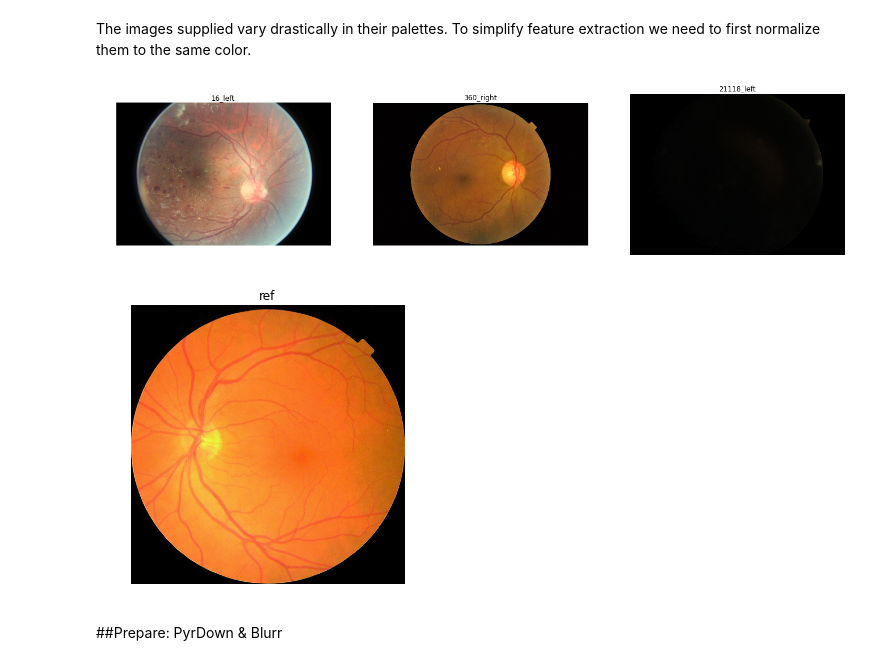
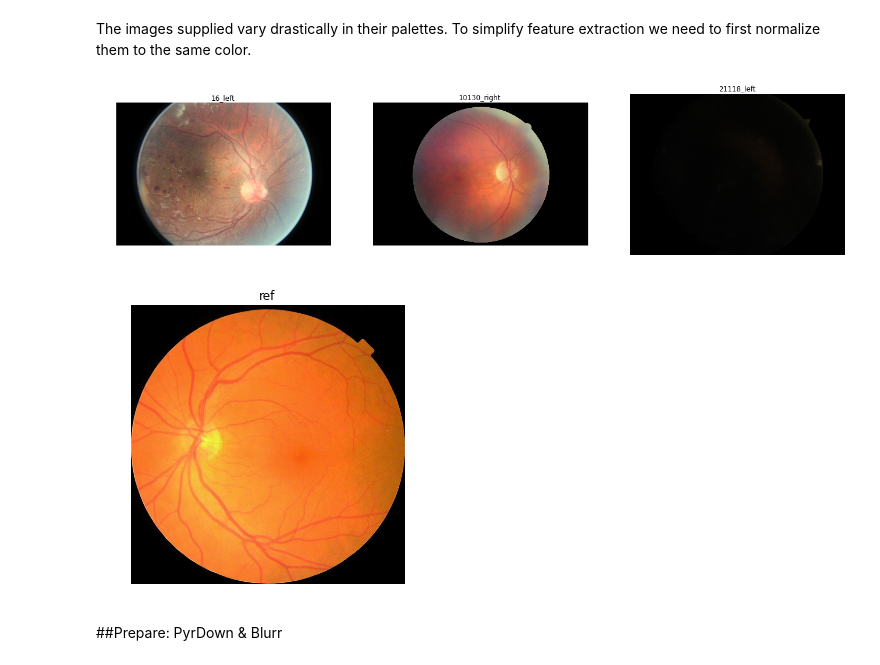
Before and after one commit to fierval/retina, a Jupyter notebook: DiabeticRetinopathy/Features/Color Map by Histogram and Contour Finding.ipynb, the cells around one changed output. Drawn from its saved outputs; the diff is of its cells as text; code cells hidden in the pictures.

```diff
--- a/DiabeticRetinopathy/Features/Color Map by Histogram and Contour Finding.ipynb
+++ b/DiabeticRetinopathy/Features/Color Map by Histogram and Contour Finding.ipynb
@@ -51,19 +51,19 @@ The images supplied vary drastically in their palettes. To simplify feature extr
 # %%
 img_path = "/kaggle/retina/train/sample"
 # this is the image into the colors of which we want to map
 ref_image = cv2.imread(path.join(img_path, "6535_left.jpeg"))
 # images picked to illustrate different problems arising during algorithm application
-image_names = ["16_left.jpeg", "360_right.jpeg", "21118_left.jpeg"]
+image_names = ["16_left.jpeg", "10130_right.jpeg", "21118_left.jpeg"]
 image_paths = map(lambda t: path.join(img_path, t), image_names)
 images = map(lambda p: cv2.imread(p), image_paths)
 
 # let's see what we've got
 image_titles = map(lambda i: path.splitext(i)[0], image_names)
 show_images(images, image_titles, scale = 0.8)
 
 show_images([ref_image], ["ref"], scale = 0.8)
 # %% [output]
-[figure, old version]
+[figure, new version]
 [figure]
 # %% [markdown]
 ##Prepare: PyrDown & Blurr
```
Also changed, not shown: parts of 4 cells of this notebook.
